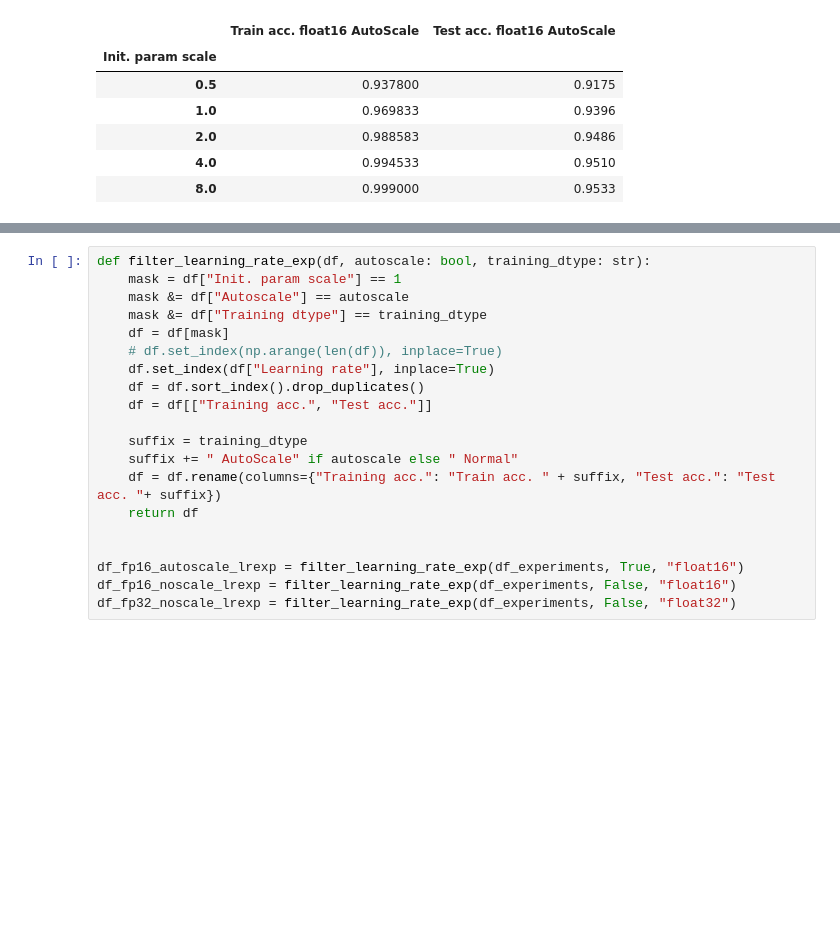
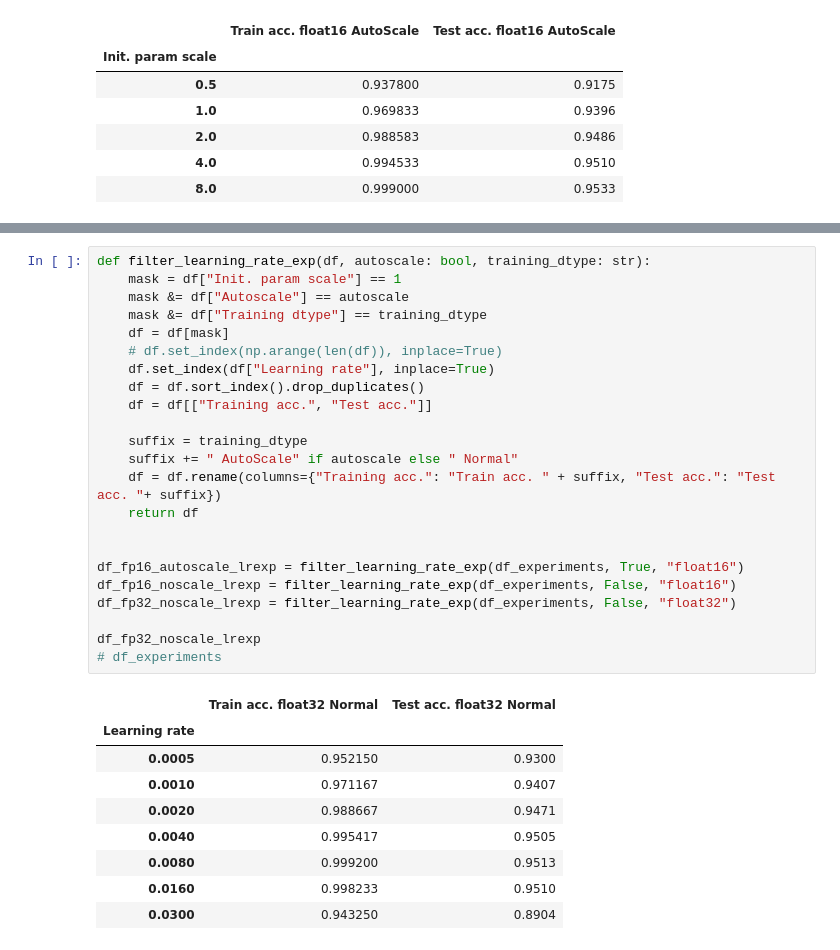
Before and after one commit to graphcore-research/jax-scalify, a Jupyter notebook: experiments/mnist/mnist_experiments_plot.ipynb, the cells around one changed output, grey strips where cells are left out. Drawn from its saved outputs; the diff is of its cells as text; blank space fills up the shorter version.

```diff
--- a/experiments/mnist/mnist_experiments_plot.ipynb
+++ b/experiments/mnist/mnist_experiments_plot.ipynb
@@ -98,22 +118,35 @@ p = sns.lineplot(data=df_scale_exp)
 # %%
 def filter_learning_rate_exp(df, autoscale: bool, training_dtype: str):
     mask = df["Init. param scale"] == 1
     mask &= df["Autoscale"] == autoscale
     mask &= df["Training dtype"] == training_dtype
     df = df[mask]
     # df.set_index(np.arange(len(df)), inplace=True)
     df.set_index(df["Learning rate"], inplace=True)
     df = df.sort_index().drop_duplicates()
     df = df[["Training acc.", "Test acc."]]
 
     suffix = training_dtype
     suffix += " AutoScale" if autoscale else " Normal"
     df = df.rename(columns={"Training acc.": "Train acc. " + suffix, "Test acc.": "Test acc. "+ suffix})
     return df
 
 
 df_fp16_autoscale_lrexp = filter_learning_rate_exp(df_experiments, True, "float16")
 df_fp16_noscale_lrexp = filter_learning_rate_exp(df_experiments, False, "float16")
 df_fp32_noscale_lrexp = filter_learning_rate_exp(df_experiments, False, "float32")
+
+df_fp32_noscale_lrexp
+# df_experiments
+# %% [output]
+|  | Train acc. float32 Normal | Test acc. float32 Normal |
+| Learning rate |  |  |
+| 0.0005 | 0.952150 | 0.9300 |
+| 0.0010 | 0.971167 | 0.9407 |
+| 0.0020 | 0.988667 | 0.9471 |
+| 0.0040 | 0.995417 | 0.9505 |
+| 0.0080 | 0.999200 | 0.9513 |
+| 0.0160 | 0.998233 | 0.9510 |
+| 0.0300 | 0.943250 | 0.8904 |
 # %%
 df_lr_exp = pd.concat([df_fp16_autoscale_lrexp, df_fp16_noscale_lrexp, df_fp32_noscale_lrexp], axis=1)
```
Also changed, not shown: parts of 6 cells of this notebook.
